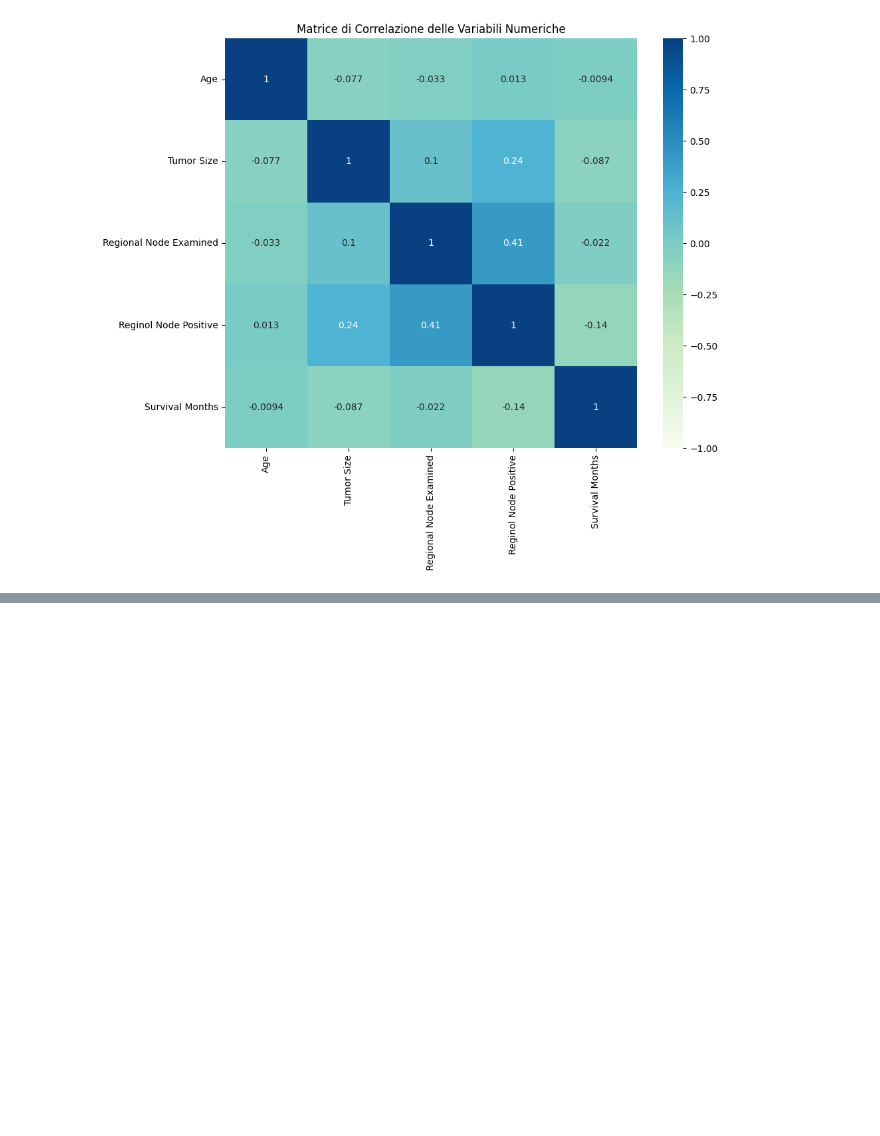
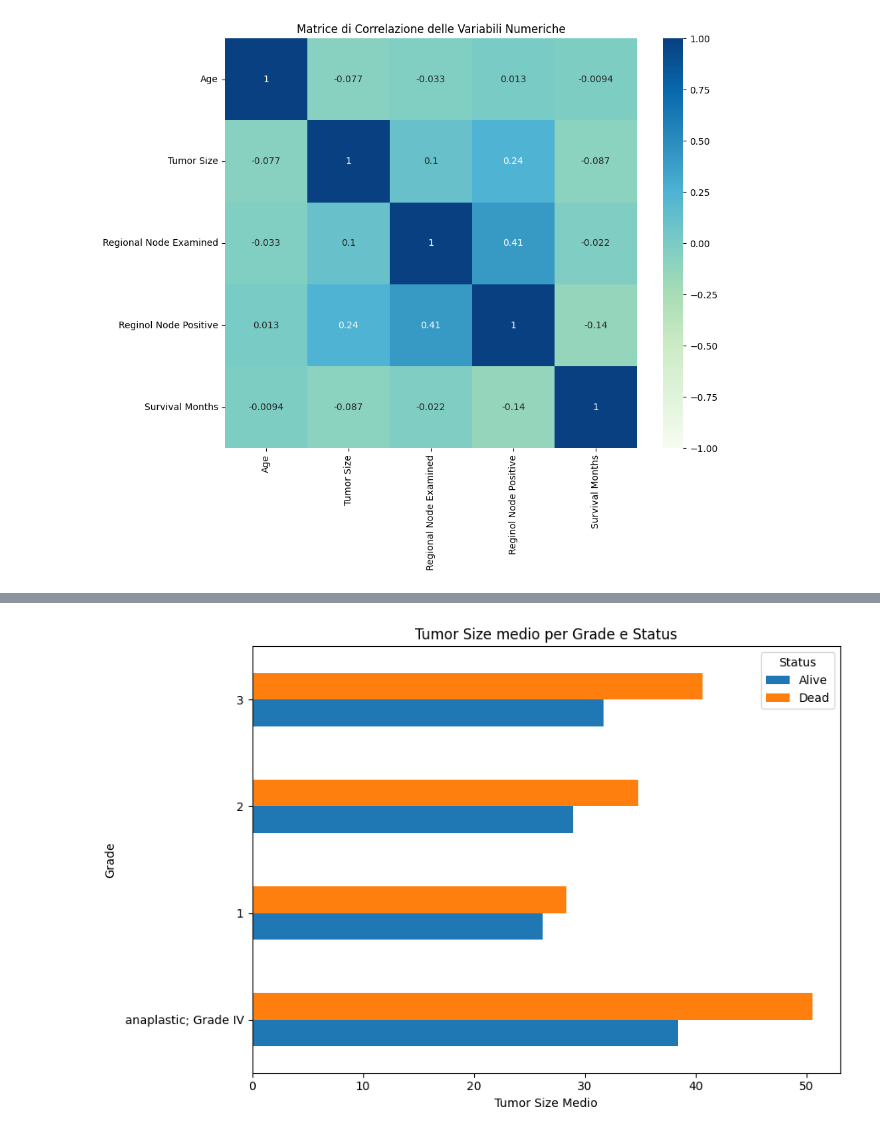
Before and after one commit to andreeriga/Scientific-Visualization-Magistrale, a Jupyter notebook: notebooks/breast.ipynb, the cells around one changed output, grey strips where cells are left out. Cells and saved outputs as stored; diff of their text form; code cells hidden in the pictures; blank space fills up the shorter version.

```diff
--- a/notebooks/breast.ipynb
+++ b/notebooks/breast.ipynb
@@ -114,0 +134,32 @@ plt.show()
+# %%
+
+
+# Calcolo della grandezza media del tumore per ogni Grade e Status
+grouped = (
+    df.groupby(["Grade", "Status"])["Tumor Size"]
+      .mean()
+      .reset_index()
+)
+
+# Pivot per ottenere colonne separate per Alive / Dead
+plot_df = grouped.pivot(index="Grade", columns="Status", values="Tumor Size")
+
+#Riordino grade se necessario (opzionale)
+#plot_df = plot_df.loc[["I", "II", "III", "anaplastic; Grade IV"]]
+
+# Grafico
+plot_df.plot(
+    kind="barh",
+    figsize=(9, 6),
+    stacked=False
+)
+
+plt.xlabel("Tumor Size Medio")
+plt.ylabel("Grade")
+plt.title("Tumor Size medio per Grade e Status")
+plt.legend(title="Status")
+
+plt.tight_layout()
+plt.show()
+# %% [output]
+[figure, added]
```
Also changed, not shown: parts of 1 cell of this notebook.
